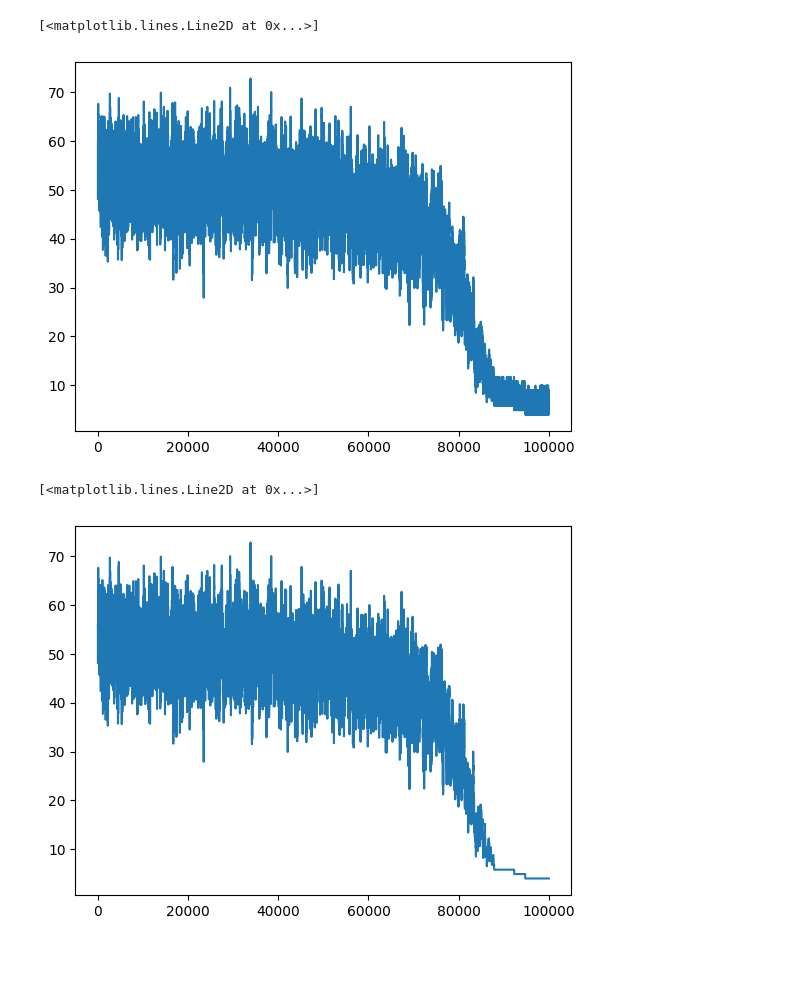
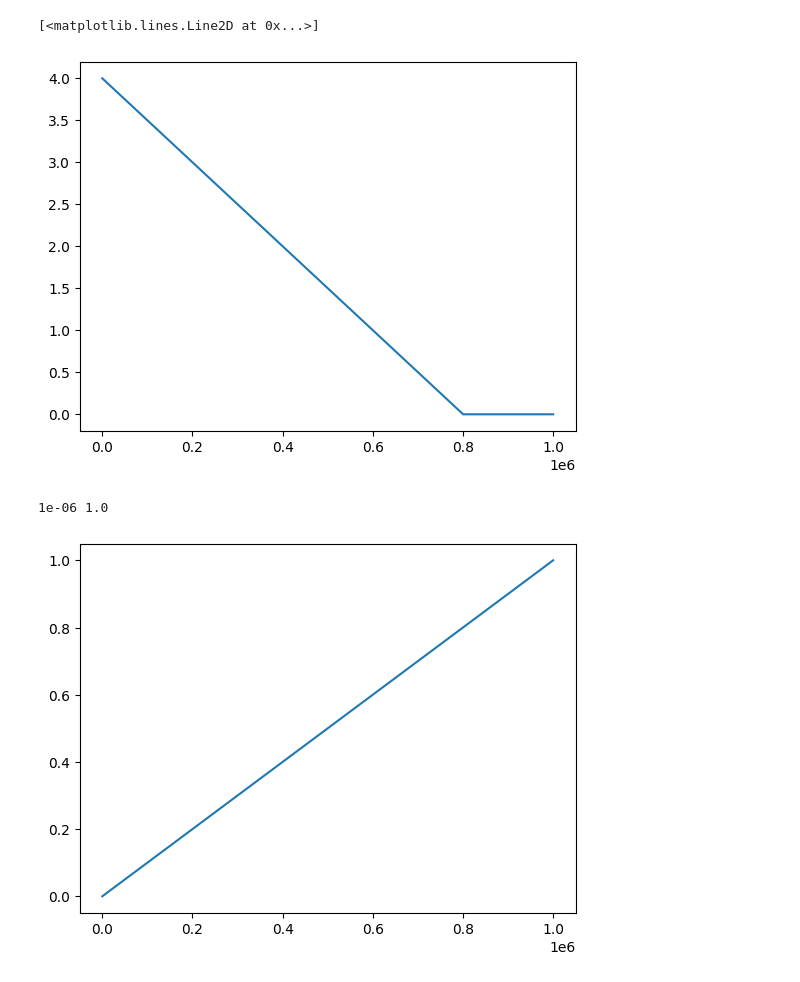
Before and after one commit to skrobchik/calenda-rs, a Jupyter notebook: analysis.ipynb, the cells around one changed output. Drawn from its saved outputs; the diff is of its cells as text; code cells hidden in the pictures.

```diff
--- a/analysis.ipynb
+++ b/analysis.ipynb
@@ -1,7 +1,10 @@
 # %%
 import json
-with open('stats.json', 'r') as f:
-    data = json.load(f)
+num_datasets = 16
+data = [None]*num_datasets
+for i in range(num_datasets):
+    with open(f'stats{i}.json', 'r') as f:
+        data[i] = json.load(f)
 # %%
 import matplotlib.pyplot as plt
 # %%
@@ -25,14 +42,15 @@ ax.plot(X2)
 # %%
 fig, ax = plt.subplots()
-X = [float(x) for x in data['new_cost']]
+X = [float(x) for x in data[0]['temperature']]
 ax.plot(X)
 # %% [output]
 [<matplotlib.lines.Line2D at 0x...>]
-[figure, old version]
+[figure, new version]
 # %%
 fig, ax = plt.subplots()
-X = [float(x) for x in data['curr_cost']]
+X = [float(x) for x in data[0]['x']]
 ax.plot(X)
+print(min(X), max(X))
 # %% [output]
-[<matplotlib.lines.Line2D at 0x...>]
+1e-06 1.0
-[figure, old version]
+[figure, new version]
```
Also changed, not shown: parts of 6 cells of this notebook, 3 other files.
